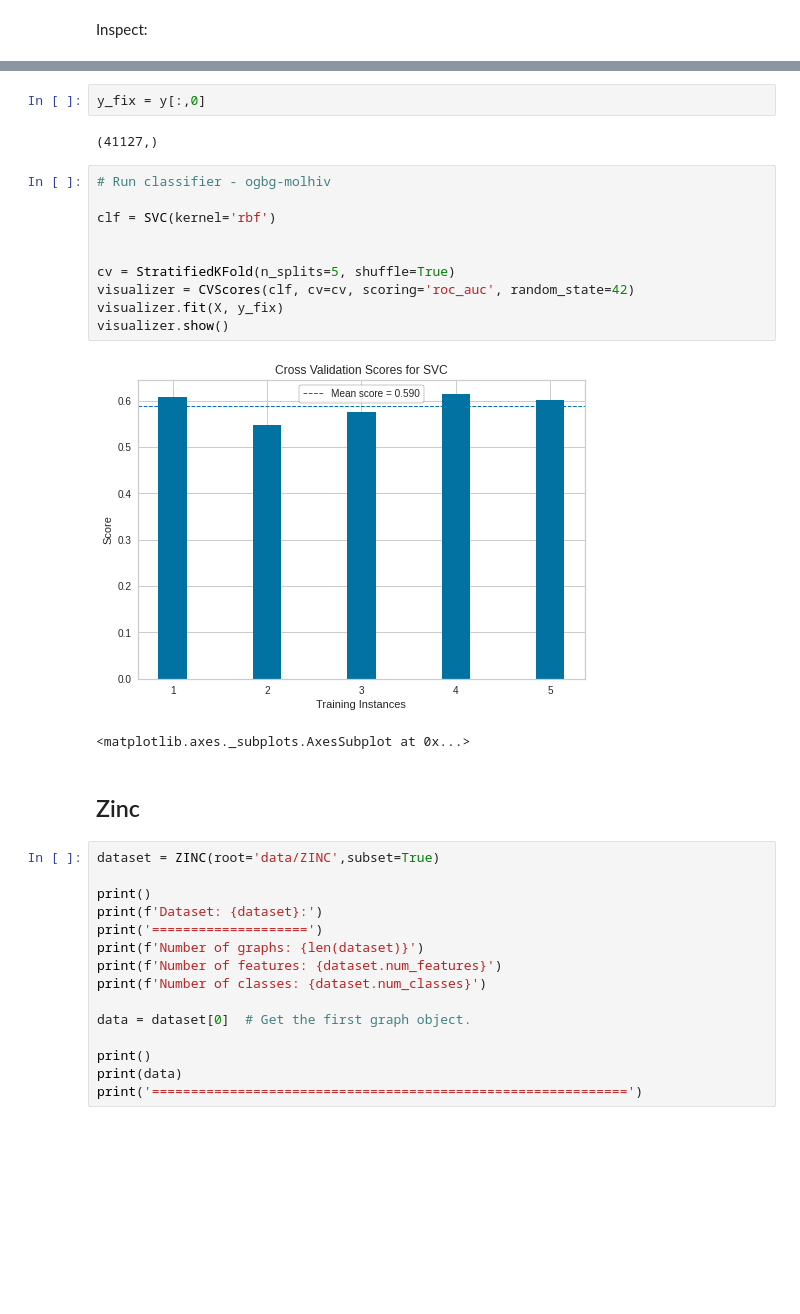
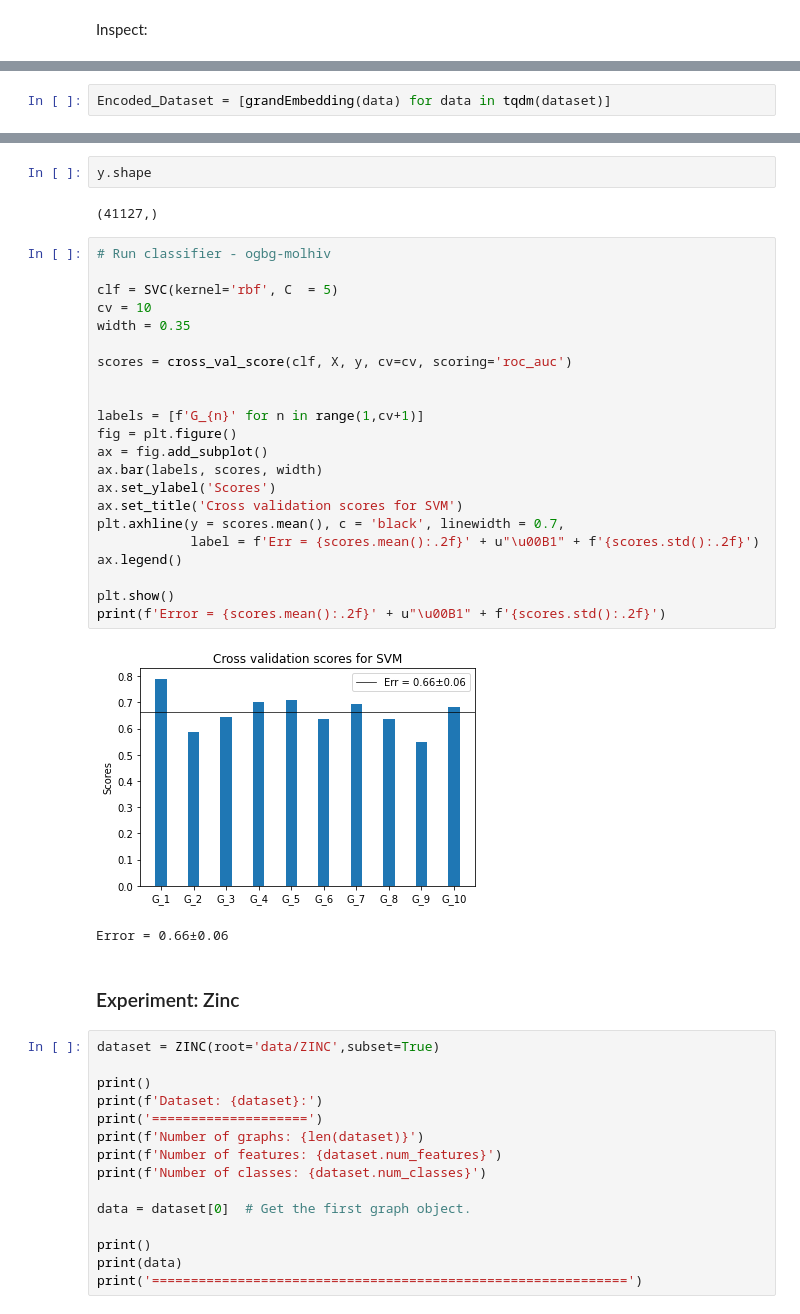
Before and after one commit to dakhtiam/graph_homomorphism, a Jupyter notebook: grandiso_notebook.ipynb, the cells around one changed output, grey strips where cells are left out. Saved outputs shown, nothing was run; the diff lists cells and outputs as text; blank space fills up the shorter version.

```diff
--- a/grandiso_notebook.ipynb
+++ b/grandiso_notebook.ipynb
@@ -454,3 +488,5 @@ bond_encoder = BondEncoder(emb_dim = 10)
+# %%
+Encoded_Dataset = [grandEmbedding(data) for data in tqdm(dataset)]
 # %%
 # ogbg-molhiv with custom graphIso encoder
 
@@ -470,22 +504,34 @@ f = list(map(add_testgraphs, Encoded_Dataset))
-# %%
-y_fix = y[:,0]
-# %% [output]
-(41127,)
-# %%
-# Run classifier - ogbg-molhiv
-
-clf = SVC(kernel='rbf')
-
-
-cv = StratifiedKFold(n_splits=5, shuffle=True)
-visualizer = CVScores(clf, cv=cv, scoring='roc_auc', random_state=42)
-visualizer.fit(X, y_fix)
-visualizer.show()
-# %% [output]
-[figure, removed]
-<matplotlib.axes._subplots.AxesSubplot at 0x...>
+# %%
+y.shape
+# %% [output]
+(41127,)
+# %%
+# Run classifier - ogbg-molhiv
+
+clf = SVC(kernel='rbf', C  = 5)
+cv = 10
+width = 0.35
+
+scores = cross_val_score(clf, X, y, cv=cv, scoring='roc_auc')
+
+
+labels = [f'G_{n}' for n in range(1,cv+1)]
+fig = plt.figure()
+ax = fig.add_subplot()
+ax.bar(labels, scores, width)
+ax.set_ylabel('Scores')
+ax.set_title('Cross validation scores for SVM')
+plt.axhline(y = scores.mean(), c = 'black', linewidth = 0.7,
+            label = f'Err = {scores.mean():.2f}' + u"\u00B1" + f'{scores.std():.2f}')
+ax.legend()
+
+plt.show()
+print(f'Error = {scores.mean():.2f}' + u"\u00B1" + f'{scores.std():.2f}')
+# %% [output]
+[figure, added]
+Error = 0.66±0.06
 # %% [markdown]
-## Zinc
+### Experiment: Zinc
 # %%
 dataset = ZINC(root='data/ZINC',subset=True)
 
```
Also changed, not shown: parts of 33 cells of this notebook.
